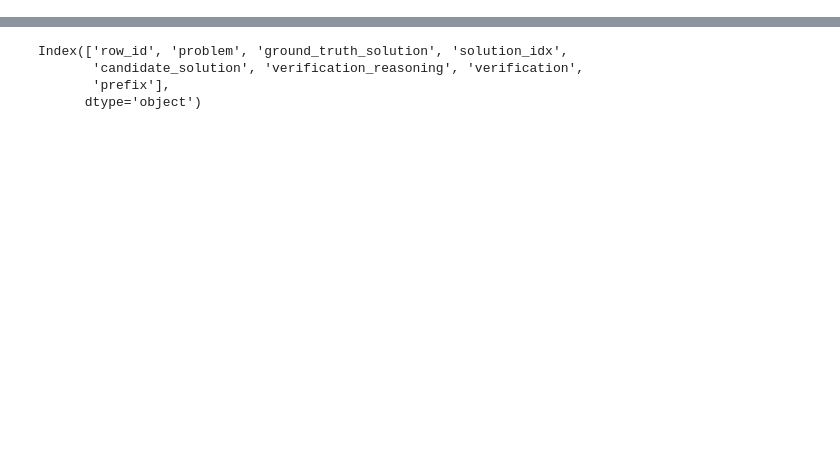
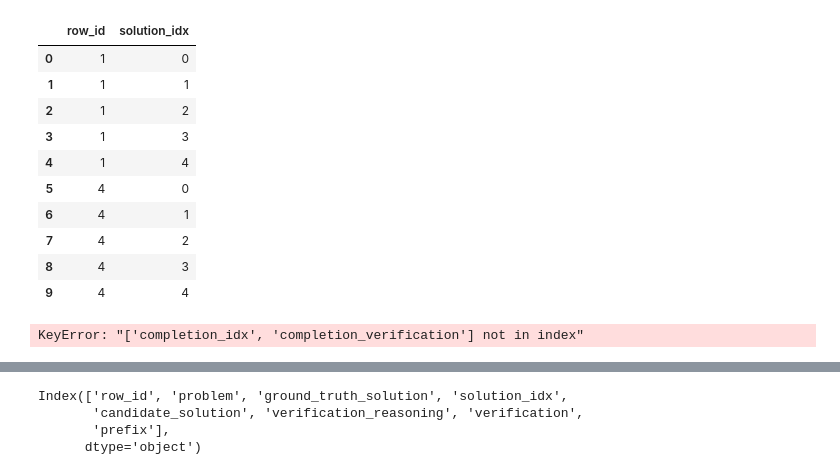
Before and after one commit to sasilver75/cohere-reasoning-v4, a Jupyter notebook: scratch.ipynb, the cells around one changed output, grey strips where cells are left out. Cells and saved outputs as stored; diff of their text form; code cells hidden in the pictures; blank space fills up the shorter version.

```diff
--- a/scratch.ipynb
+++ b/scratch.ipynb
@@ -2,7 +2,24 @@
 import pandas as pd
 # %%
 df = pd.read_csv("datasets/cn_k12_math_problems_prefixes_on_policy_command-r-plus-08-2024_2_5.csv")
-# df.head(15)
+df[["row_id", "solution_idx"]].head(30)
+# %% [output]
+|  | row_id | solution_idx |
+| 0 | 1 | 0 |
+| 1 | 1 | 1 |
+| 2 | 1 | 2 |
+| 3 | 1 | 3 |
+| 4 | 1 | 4 |
+| 5 | 4 | 0 |
+| 6 | 4 | 1 |
+| 7 | 4 | 2 |
+| 8 | 4 | 3 |
+| 9 | 4 | 4 |
+# %%
+df = pd.read_csv("datasets/cn_k12_math_problems_completions_command-r-plus-08-2024_2_5_2_ON.csv")
+df[["row_id", "solution_idx", "completion_idx", "completion_verification"]].head(30)
+# %% [output]
+KeyError: "['completion_idx', 'completion_verification'] not in index"
 # %%
 df = pd.read_csv("datasets/cn_k12_math_problems_completions_command-r-plus-08-2024_2_5_1_ON.csv")
 df.head(15)
```
Also changed, not shown: 7 other files.
